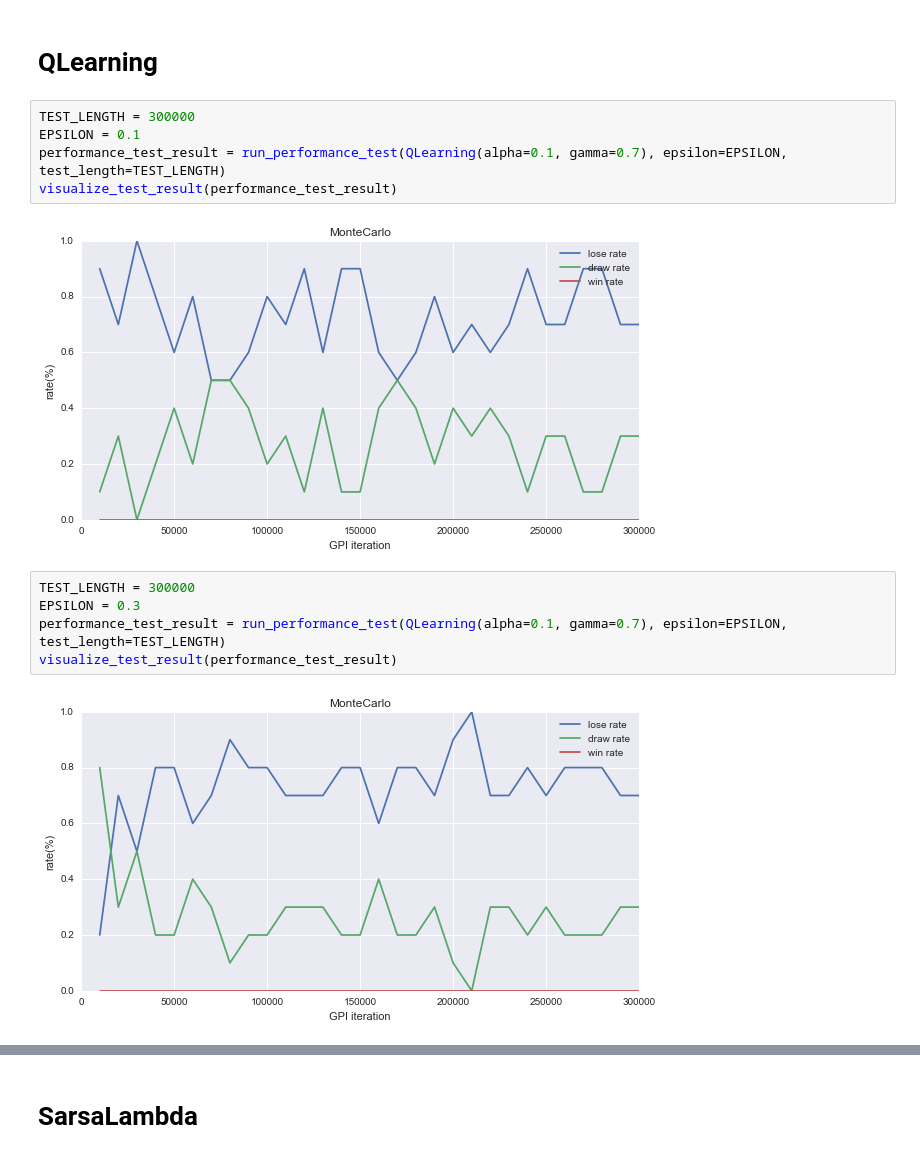
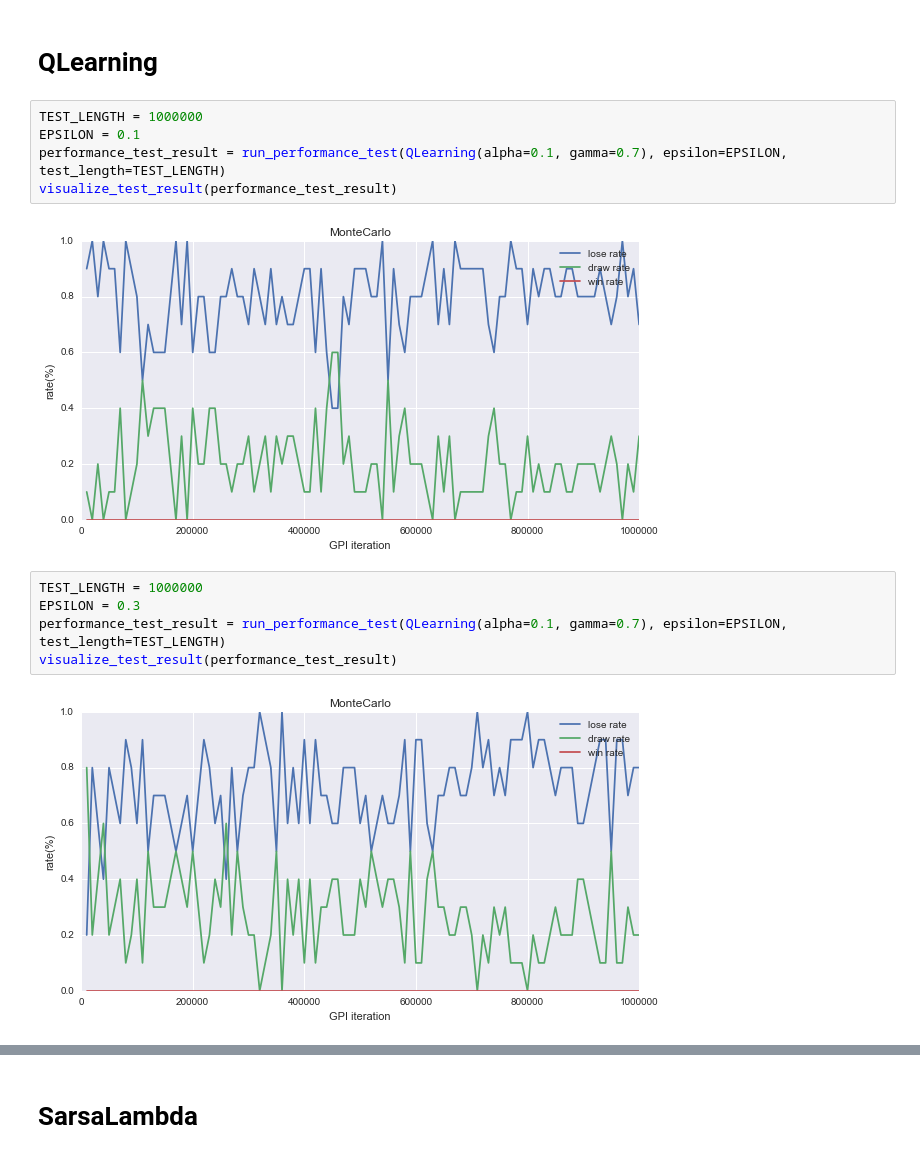
Before and after one commit to ishikota/kyoka, a Jupyter notebook: sample/ticktacktoe/notebook/ticktacktoe_performance_test.ipynb, the cells around one changed output, grey strips where cells are left out. Cells and saved outputs as stored; diff of their text form.

```diff
--- a/sample/ticktacktoe/notebook/ticktacktoe_performance_test.ipynb
+++ b/sample/ticktacktoe/notebook/ticktacktoe_performance_test.ipynb
@@ -138,17 +131,17 @@ visualize_test_result(performance_test_result)
 # %% [markdown]
 # QLearning
 # %%
-TEST_LENGTH = 300000
+TEST_LENGTH = 1000000
 EPSILON = 0.1
 performance_test_result = run_performance_test(QLearning(alpha=0.1, gamma=0.7), epsilon=EPSILON, test_length=TEST_LENGTH)
 visualize_test_result(performance_test_result)
 # %% [output]
-[figure, old version]
+[figure, new version]
 # %%
-TEST_LENGTH = 300000
+TEST_LENGTH = 1000000
 EPSILON = 0.3
 performance_test_result = run_performance_test(QLearning(alpha=0.1, gamma=0.7), epsilon=EPSILON, test_length=TEST_LENGTH)
 visualize_test_result(performance_test_result)
 # %% [output]
-[figure, old version]
+[figure, new version]
 # %%
```
Also changed, not shown: parts of 10 cells of this notebook.
